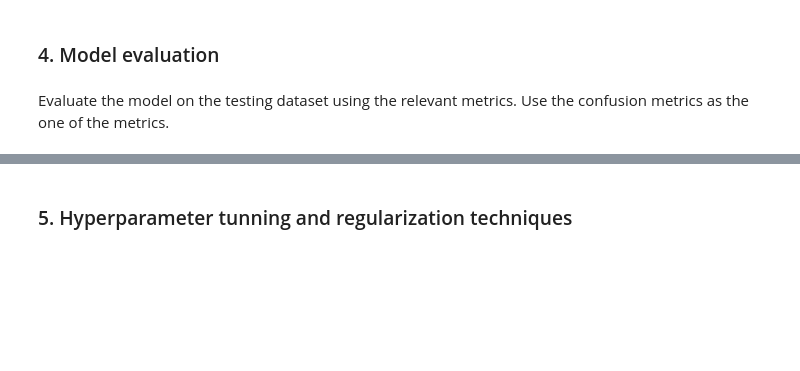
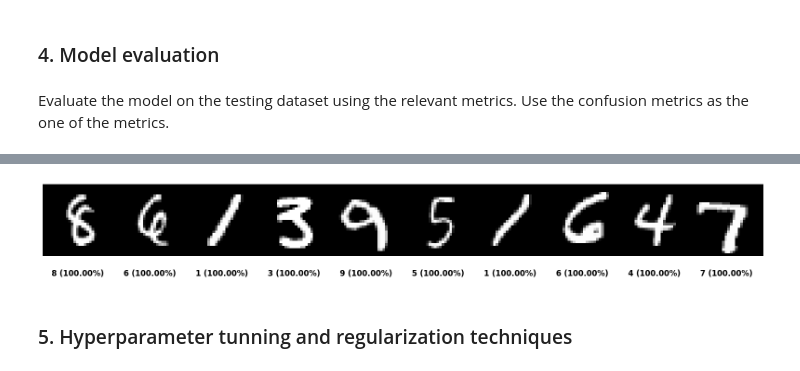
Before and after one commit to slavajda02/MPA-MLF, a Jupyter notebook: LAB-07/Ex_07.ipynb, the cells around one changed output, grey strips where cells are left out. Drawn from its saved outputs; the diff is of its cells as text; code cells hidden in the pictures; blank space fills up the shorter version.

```diff
--- a/LAB-07/Ex_07.ipynb
+++ b/LAB-07/Ex_07.ipynb
@@ -280,0 +294,22 @@ Test Accuracy: 99.080%
+# %%
+# Evaluates and shows the model's confidence in its predictions
+def evaluate_random_images(images: np.array, labels: np.array, count: int = 10) -> None:
+  index = np.array(len(images))
+  selected_ind = np.random.choice(index, count)
+
+  selected_img = images[selected_ind]
+  selected_labels = labels[selected_ind]
+  concat_img = np.concatenate(selected_img, axis=1)
+
+  plt.figure(figsize=(20,10))
+  plt.imshow(concat_img, cmap="gray")
+
+  for id_label, label in enumerate(selected_labels):
+    normalized_img = selected_img[id_label] / 255
+    prediction = model.predict(np.expand_dims(normalized_img, axis=0))
+    plt.text(3+28*id_label, 28*(5/4), f'{prediction.argmax()} ({prediction.max()*100:.2f}%)')
+  plt.axis('off')
+  plt.show()
+
+evaluate_random_images(X_test, y_test)
+# %% [output]
@@ -281,3 +328,4 @@ Test Accuracy: 99.080%
+[figure, added]
 # %% [markdown]
 ### 5. Hyperparameter tunning and regularization techniques
 # %% [markdown]
```
Also changed, not shown: parts of 9 cells of this notebook.
